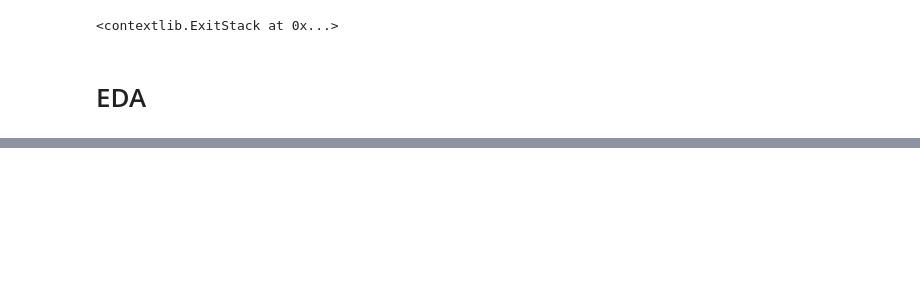
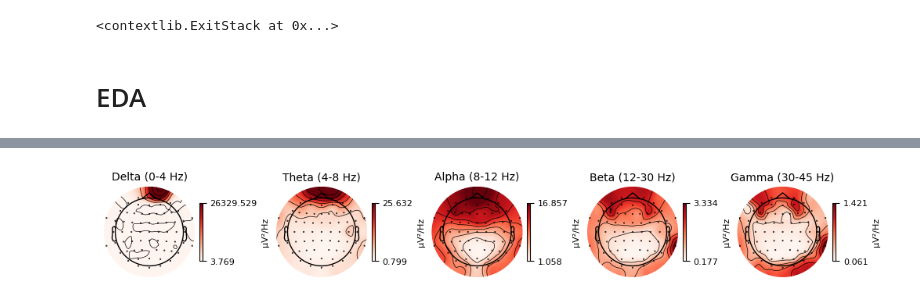
Before and after one commit to Nobi004/Parkinson_disease-EEG_Data_Analysis, a Jupyter notebook: main.ipynb, the cells around one changed output, grey strips where cells are left out. Saved outputs shown, nothing was run; the diff lists cells and outputs as text; code cells hidden in the pictures; blank space fills up the shorter version.

```diff
--- a/main.ipynb
+++ b/main.ipynb
@@ -168,0 +194,6 @@ IndexError: list index out of range
+# %%
+# PSD Tropology map
+rawEegLab.compute_psd().plot_topomap()
+plt.show()
+# %% [output]
+[figure, added]
```
Also changed, not shown: parts of 10 cells of this notebook.
